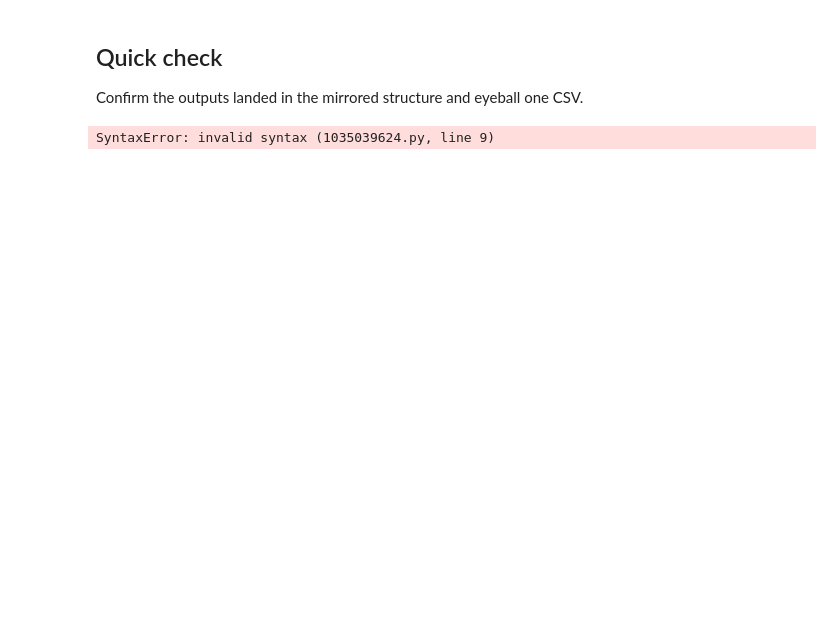
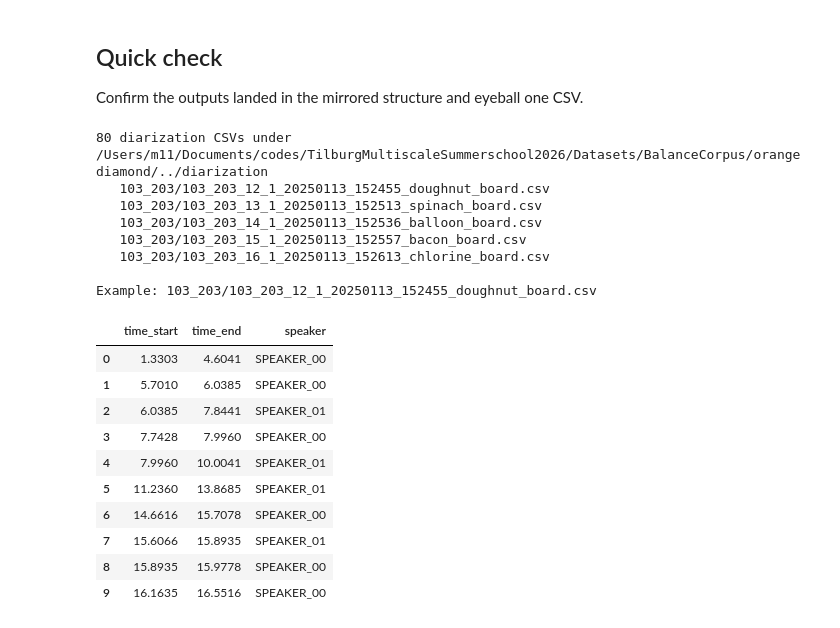
Before and after one commit to annlmphogenhuis/orangediamond, a Jupyter notebook: diarization.ipynb, the cells around one changed output. Cells and saved outputs as stored; diff of their text form; code cells hidden in the pictures; blank space fills up the shorter version.

Commit message:
diarization

```diff
--- a/diarization.ipynb
+++ b/diarization.ipynb
@@ -126,17 +105,35 @@ Confirm the outputs landed in the mirrored structure and eyeball one CSV.
 # %%
 import pandas as pd
 
 csvs = sorted(OUTPUT_DIR.rglob("*.csv"))
 print(f"{len(csvs)} diarization CSVs under {OUTPUT_DIR}")
 for c in csvs[:5]:
     print("  ", c.relative_to(OUTPUT_DIR))
 
 if csvs:
-    example = csvs[0]|
+    example = csvs[0]
     print("\nExample:", example.relative_to(OUTPUT_DIR))
     display(pd.read_csv(example))
 # %% [output]
-SyntaxError: invalid syntax (1035039624.py, line 9)
+80 diarization CSVs under /Users/m11/Documents/codes/TilburgMultiscaleSummerschool2026/Datasets/BalanceCorpus/orangediamond/../diarization
+   103_203/103_203_12_1_20250113_152455_doughnut_board.csv
+   103_203/103_203_13_1_20250113_152513_spinach_board.csv
+   103_203/103_203_14_1_20250113_152536_balloon_board.csv
+   103_203/103_203_15_1_20250113_152557_bacon_board.csv
+   103_203/103_203_16_1_20250113_152613_chlorine_board.csv
+
+Example: 103_203/103_203_12_1_20250113_152455_doughnut_board.csv
+|  | time_start | time_end | speaker |
+| 0 | 1.3303 | 4.6041 | SPEAKER_00 |
+| 1 | 5.7010 | 6.0385 | SPEAKER_00 |
+| 2 | 6.0385 | 7.8441 | SPEAKER_01 |
+| 3 | 7.7428 | 7.9960 | SPEAKER_00 |
+| 4 | 7.9960 | 10.0041 | SPEAKER_01 |
+| 5 | 11.2360 | 13.8685 | SPEAKER_01 |
+| 6 | 14.6616 | 15.7078 | SPEAKER_00 |
+| 7 | 15.6066 | 15.8935 | SPEAKER_01 |
+| 8 | 15.8935 | 15.9778 | SPEAKER_00 |
+| 9 | 16.1635 | 16.5516 | SPEAKER_00 |
 # %%
 def merge_segments(df):
     """Glue all consecutive same-speaker turns into one turn (no gap limit)."""
```
Also changed, not shown: parts of 10 cells of this notebook, 1 other file.
